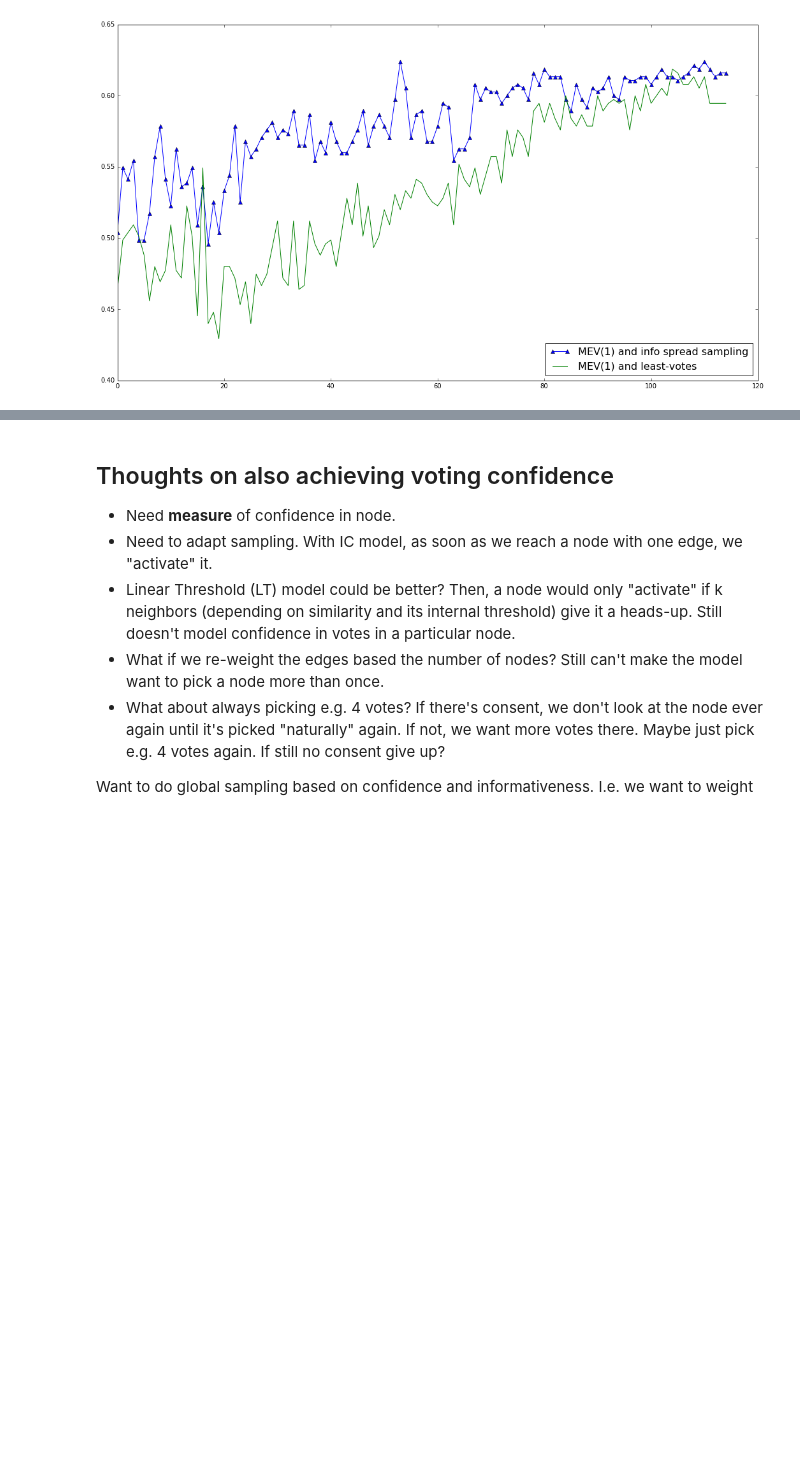
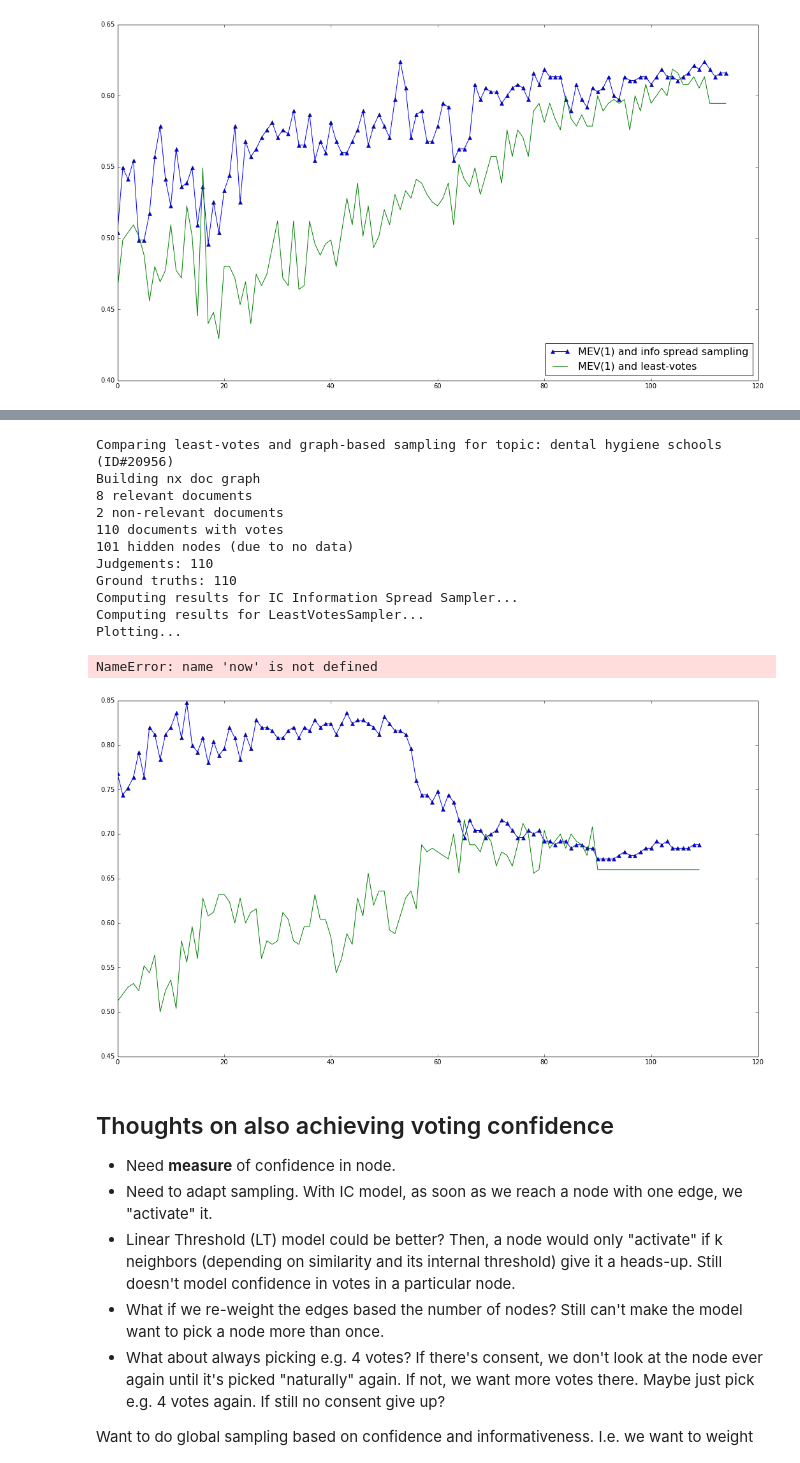
Before and after one commit to AndreiBarsan/crowd, a Jupyter notebook: notebooks/Graph Sampling.ipynb, the cells around one changed output, grey strips where cells are left out. Saved outputs shown, nothing was run; the diff lists cells and outputs as text; code cells hidden in the pictures; blank space fills up the shorter version.

```diff
--- a/notebooks/Graph Sampling.ipynb
+++ b/notebooks/Graph Sampling.ipynb
@@ -590,6 +590,8 @@ def compare_sampling(tid, sim_threshold=SIM_THRESHOLD):
         iterations)
     plt.title(title)
     plt.grid()
+    plt.xlabel("Total sampled votes")
+    plt.ylabel("Accuracy")
     plt.legend(loc='lower right', fontsize=16)
 
 #     now = datetime.now()
@@ -662,3 +666,19 @@ Computing results for IC Information Spread Sampler...
+# %%
+compare_sampling('20956')
+# %% [output]
+Comparing least-votes and graph-based sampling for topic: dental hygiene schools (ID#20956)
+Building nx doc graph
+8 relevant documents
+2 non-relevant documents
+110 documents with votes
+101 hidden nodes (due to no data)
+Judgements: 110
+Ground truths: 110
+Computing results for IC Information Spread Sampler...
+Computing results for LeastVotesSampler...
+Plotting...
+NameError: name 'now' is not defined
+[figure, added]
 # %% [markdown]
 ## Thoughts on also achieving voting confidence
 
```
Also changed, not shown: parts of 2 cells of this notebook, 2 other files.
